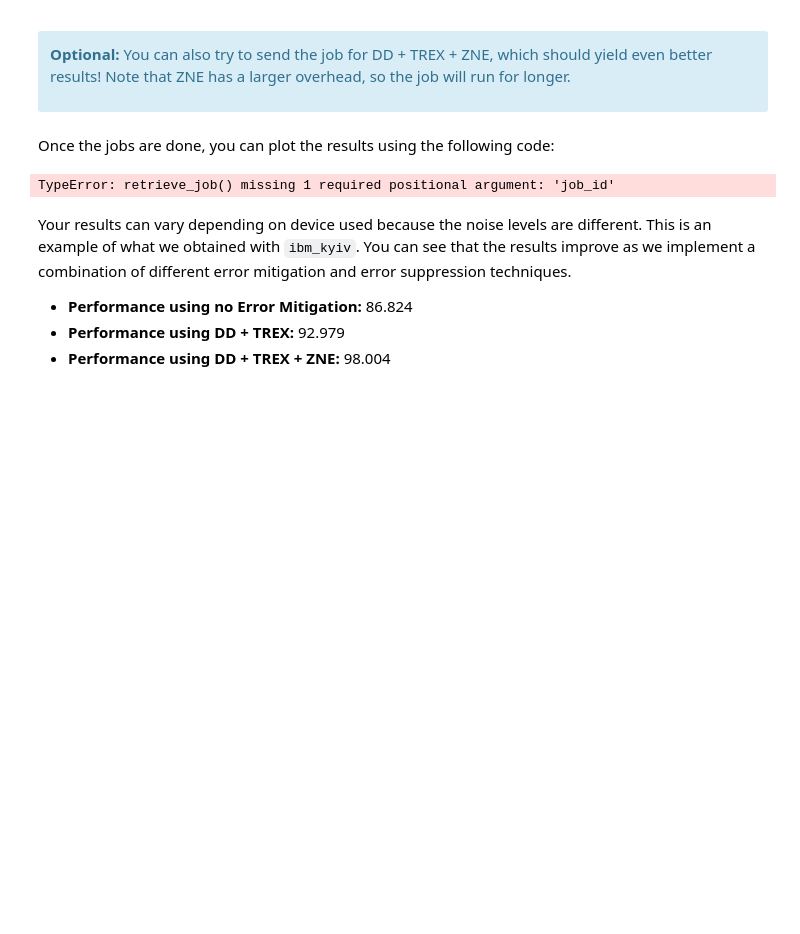
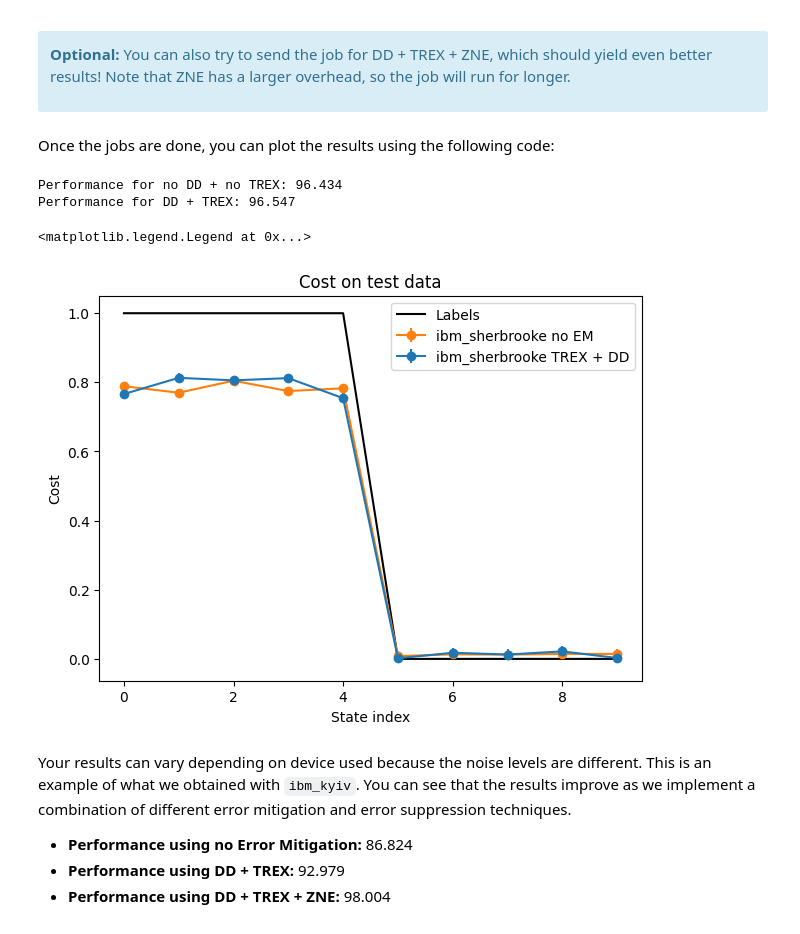
Before and after one commit to diazlcarlos98/ibm-quantum-challenge-2024, a Jupyter notebook: content/lab_4/lab-4.ipynb, the cells around one changed output. Drawn from its saved outputs; the diff is of its cells as text; code cells hidden in the pictures; blank space fills up the shorter version.

```diff
--- a/content/lab_4/lab-4.ipynb
+++ b/content/lab_4/lab-4.ipynb
@@ -1180,24 +1180,27 @@ Status: QUEUED
 # %% [markdown]
 Once the jobs are done, you can plot the results using the following code:
 # %%
-results_test_0_DD, errors_test_0_DD = retrieve_job() #(Add job_id 0 here)
-results_test_1_DD, errors_test_1_DD = retrieve_job() #(Add job_id 1 here)
+results_test_0_DD, errors_test_0_DD = retrieve_job("csp3yyb0c2pg008c3e3g") #(Add job_id 0 here)
+results_test_1_DD, errors_test_1_DD = retrieve_job("csp3yz3vnxy0008dezc0") #(Add job_id 1 here)
 
 fig, ax = plt.subplots(1, 1, figsize=(7,5))
 ax.set_title('Cost on test data')
 ax.set_ylabel('Cost')
 ax.set_xlabel('State index')
 
 print(f"Performance for no DD + no TREX: {compute_performance(results_test_0_DD, list_labels):.3f}")
 print(f"Performance for DD + TREX: {compute_performance(results_test_1_DD, list_labels):.3f}")
 ax.errorbar(range(10), results_test_0_DD, fmt='-o', yerr=errors_test_0_DD, color='tab:orange', label='ibm_sherbrooke no EM')
 ax.errorbar(range(10), results_test_1_DD, fmt='-o',  yerr=errors_test_1_DD, color='tab:blue', label='ibm_sherbrooke TREX + DD')
 
 ax.plot(list_labels, 'k-', label='Labels')
 
 ax.legend()
 # %% [output]
-TypeError: retrieve_job() missing 1 required positional argument: 'job_id'
+Performance for no DD + no TREX: 96.434
+Performance for DD + TREX: 96.547
+<matplotlib.legend.Legend at 0x...>
+[figure, added]
 # %% [markdown]
 Your results can vary depending on device used because the noise levels are different. This is an example of what we obtained with `ibm_kyiv`. You can see that the results improve as we implement a combination of different error mitigation and error suppression techniques.
 
```
